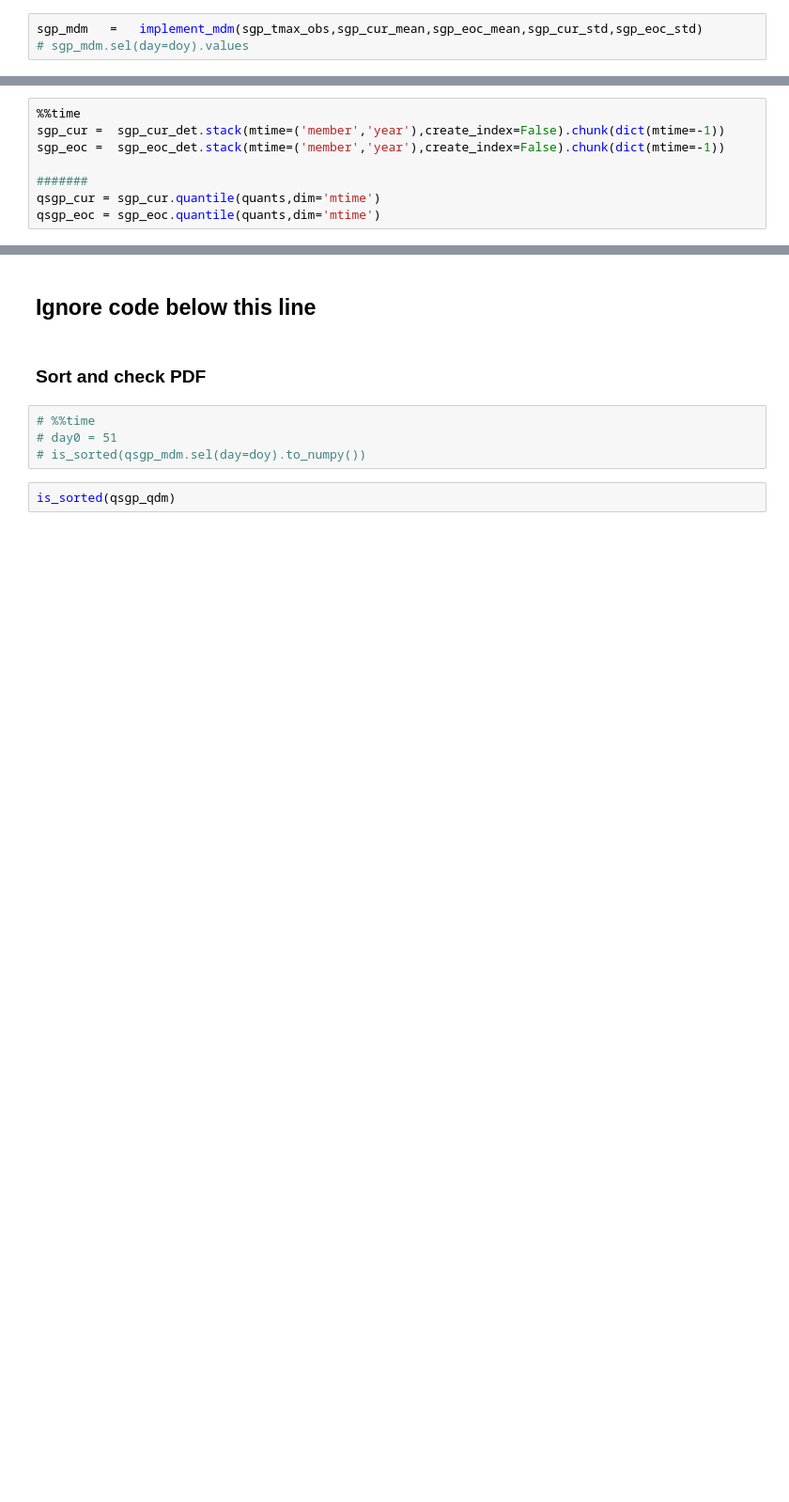
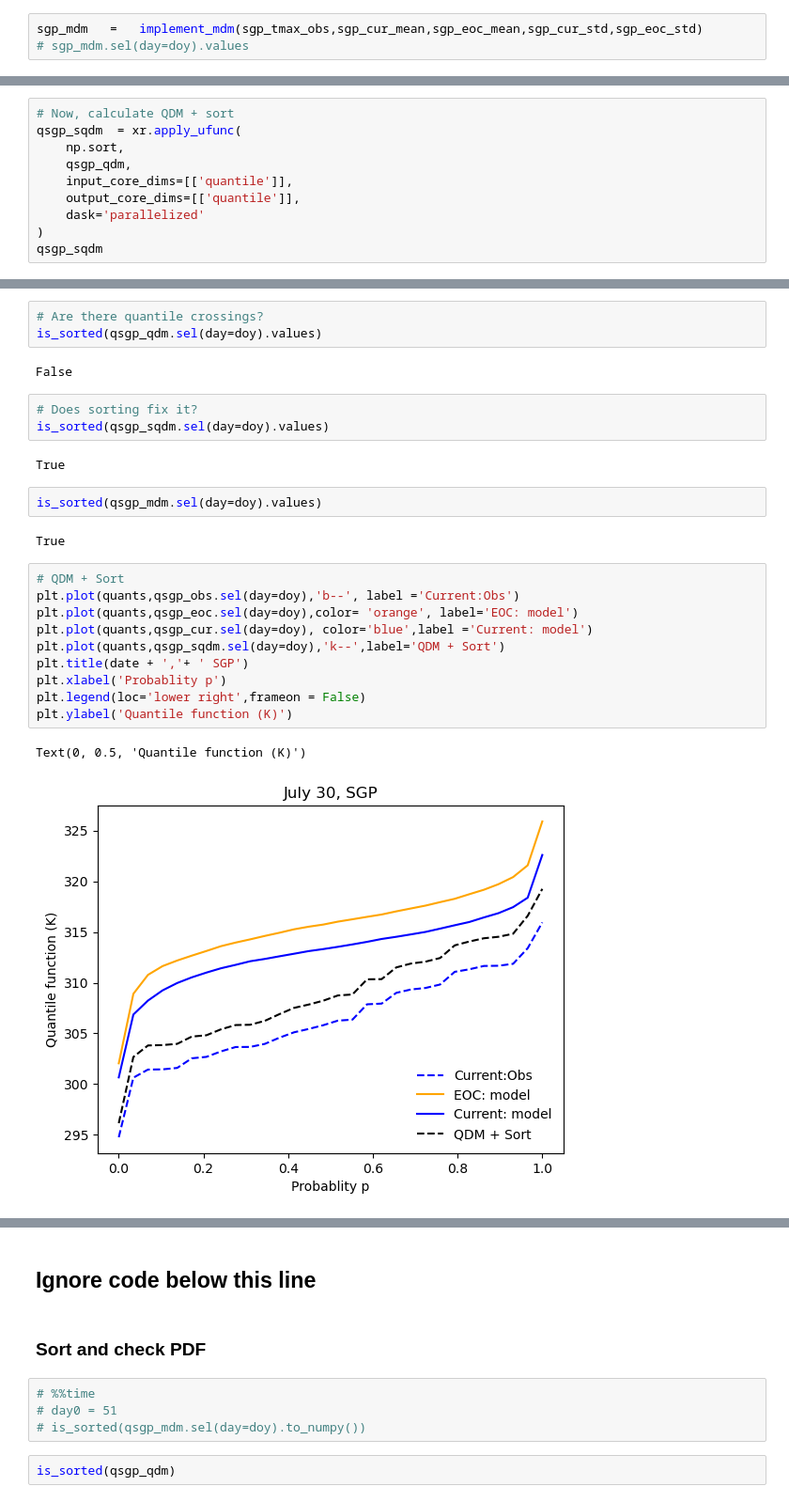
Before and after one commit to hrhampapura/moment_delta_mapping, a Jupyter notebook: lens_analysis/notebooks/SGP.ipynb, the cells around one changed output, grey strips where cells are left out. Shown at 94% size. Saved outputs shown, nothing was run; the diff lists cells and outputs as text; blank space fills up the shorter version.

```diff
--- a/lens_analysis/notebooks/SGP.ipynb
+++ b/lens_analysis/notebooks/SGP.ipynb
@@ -483,0 +506,10 @@ Wall time: 7.94 s
+# %%
+# Now, calculate QDM + sort
+qsgp_sqdm  = xr.apply_ufunc(
+    np.sort,
+    qsgp_qdm,
+    input_core_dims=[['quantile']],
+    output_core_dims=[['quantile']],
+    dask='parallelized'
+)
+qsgp_sqdm
@@ -492,8 +559,0 @@ Text(0, 0.5, 'Tmax')
-# %%
-%%time
-sgp_cur =  sgp_cur_det.stack(mtime=('member','year'),create_index=False).chunk(dict(mtime=-1))
-sgp_eoc =  sgp_eoc_det.stack(mtime=('member','year'),create_index=False).chunk(dict(mtime=-1))
-
-#######
-qsgp_cur = sgp_cur.quantile(quants,dim='mtime')
-qsgp_eoc = sgp_eoc.quantile(quants,dim='mtime')
@@ -566,0 +560,27 @@ Wall time: 222 ms
+# %%
+# Are there quantile crossings?
+is_sorted(qsgp_qdm.sel(day=doy).values)
+# %% [output]
+False
+# %%
+# Does sorting fix it?
+is_sorted(qsgp_sqdm.sel(day=doy).values)
+# %% [output]
+True
+# %%
+is_sorted(qsgp_mdm.sel(day=doy).values)
+# %% [output]
+True
+# %%
+# QDM + Sort
+plt.plot(quants,qsgp_obs.sel(day=doy),'b--', label ='Current:Obs')
+plt.plot(quants,qsgp_eoc.sel(day=doy),color= 'orange', label='EOC: model')
+plt.plot(quants,qsgp_cur.sel(day=doy), color='blue',label ='Current: model')
+plt.plot(quants,qsgp_sqdm.sel(day=doy),'k--',label='QDM + Sort')
+plt.title(date + ','+ ' SGP')
+plt.xlabel('Probablity p')
+plt.legend(loc='lower right',frameon = False)
+plt.ylabel('Quantile function (K)')
+# %% [output]
+Text(0, 0.5, 'Quantile function (K)')
+[figure, added]
```
Also changed, not shown: parts of 57 cells of this notebook.
